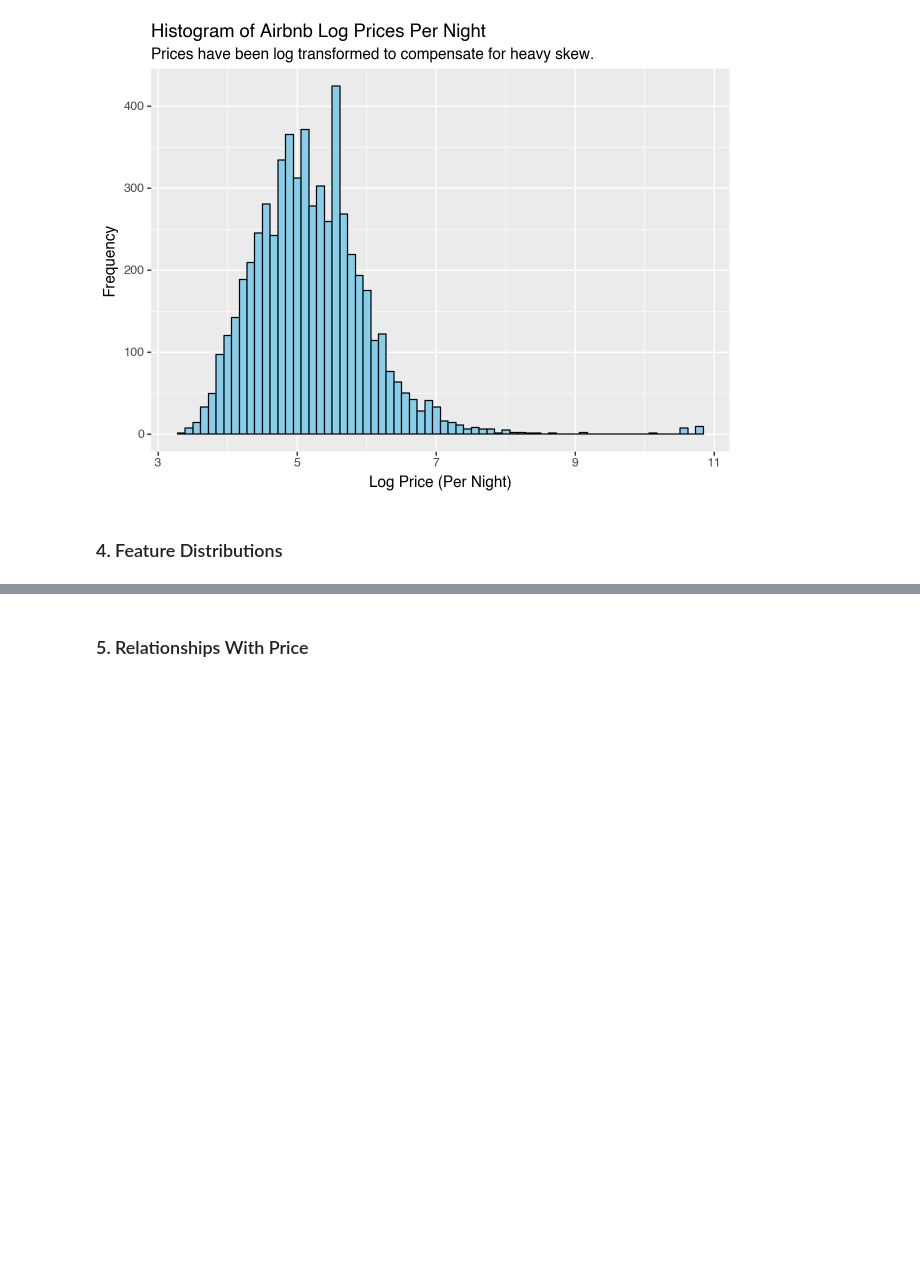
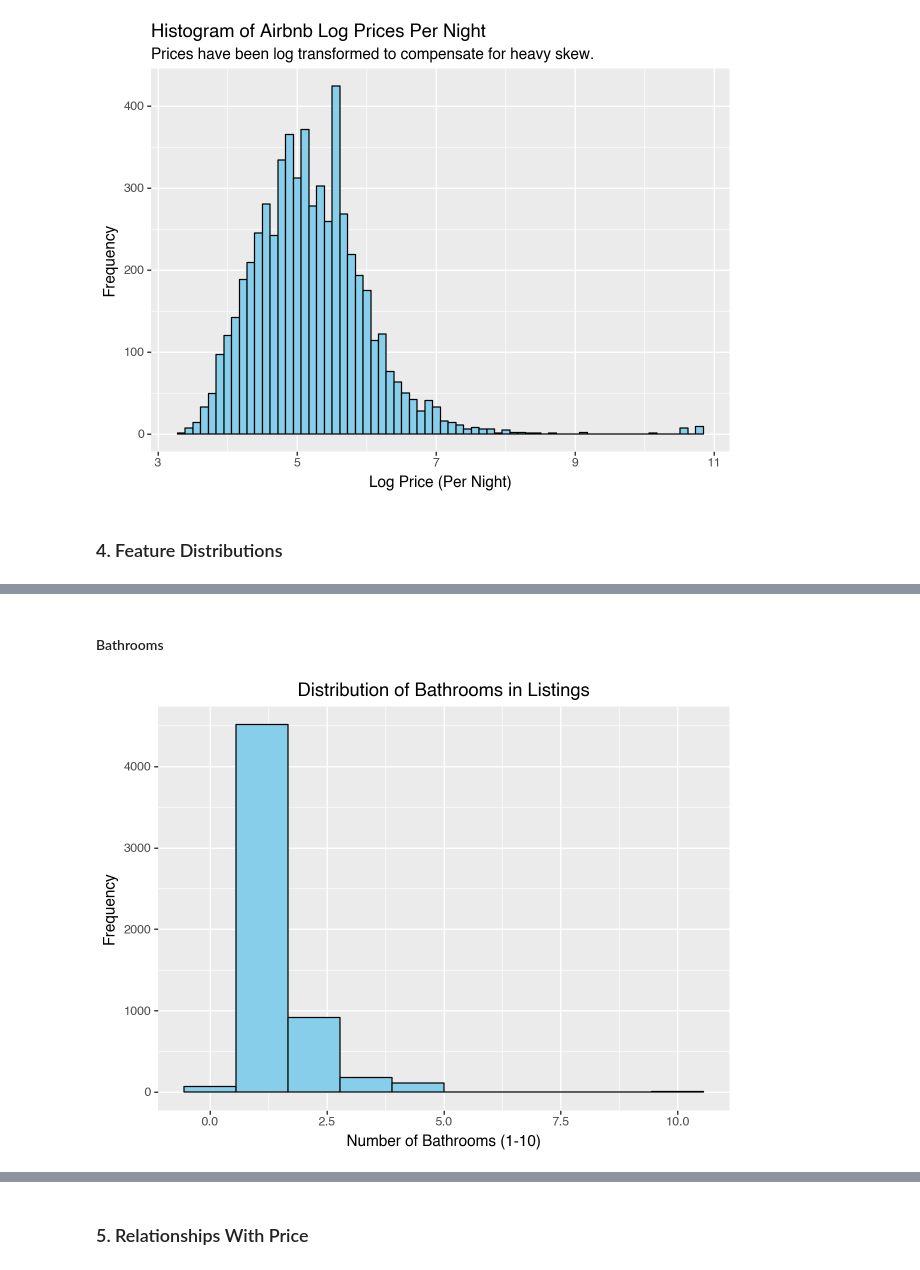
Before and after one commit to matteosaisi/airbnb-pricing-optimization, a Jupyter notebook: notebooks/01_data_exploration.ipynb, the cells around one changed output, grey strips where cells are left out. Drawn from its saved outputs; the diff is of its cells as text; code cells hidden in the pictures; blank space fills up the shorter version.

```diff
--- a/notebooks/01_data_exploration.ipynb
+++ b/notebooks/01_data_exploration.ipynb
@@ -92,0 +147,16 @@ df["log_price"] = np.log(df["price"])
+# %% [markdown]
+#### Bathrooms
+# %%
+(
+    ggplot(df, mapping = aes(x = "bathrooms")) +
+    geom_histogram(bins = 10,
+                   fill = "skyblue",
+                   color = "black") +
+    labs(
+        title = "Distribution of Bathrooms in Listings",
+        x = "Number of Bathrooms (1-10)",
+        y = "Frequency"
+    )
+)
+# %% [output]
+[figure, added]
```
Also changed, not shown: parts of 26 cells of this notebook.
